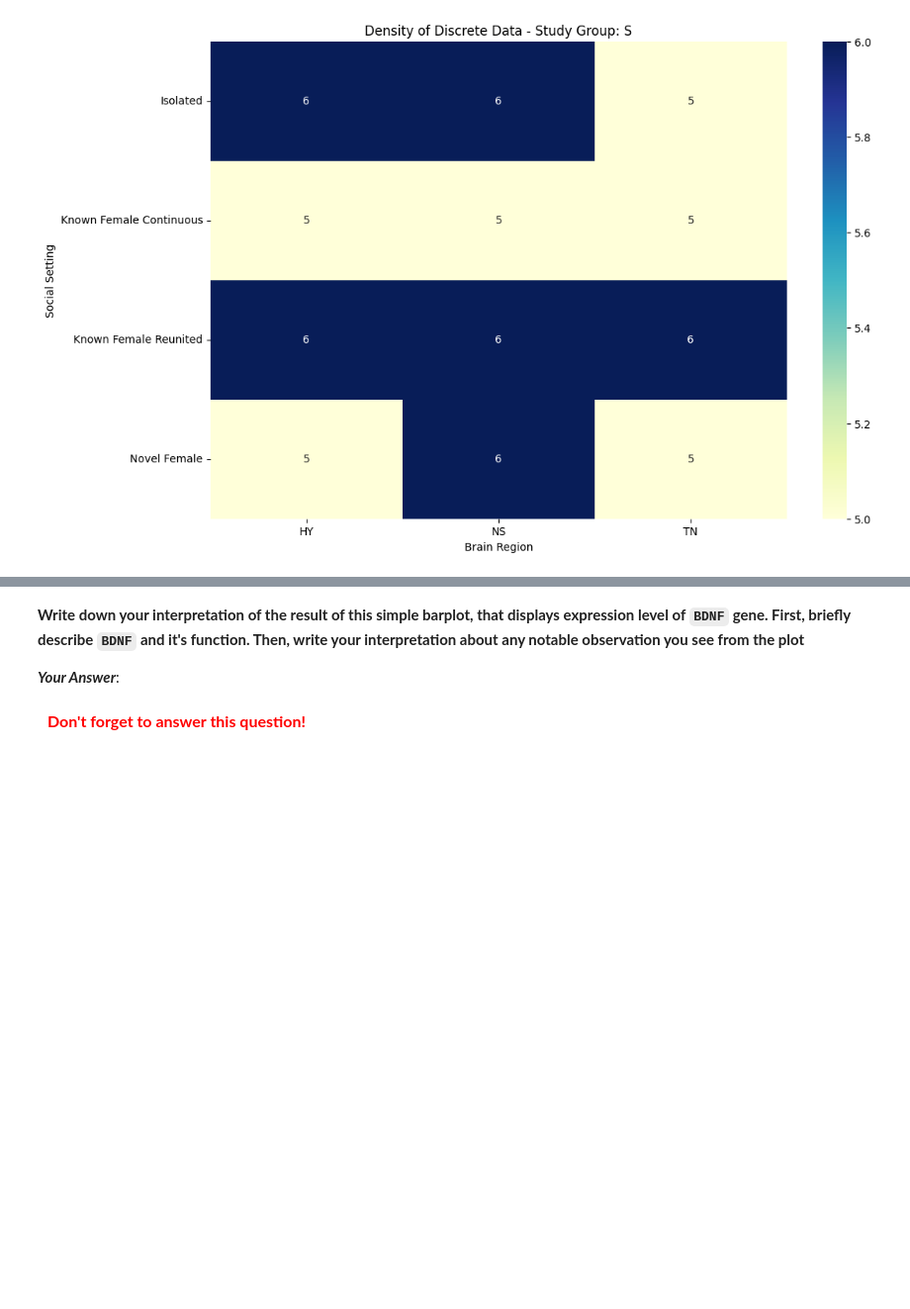
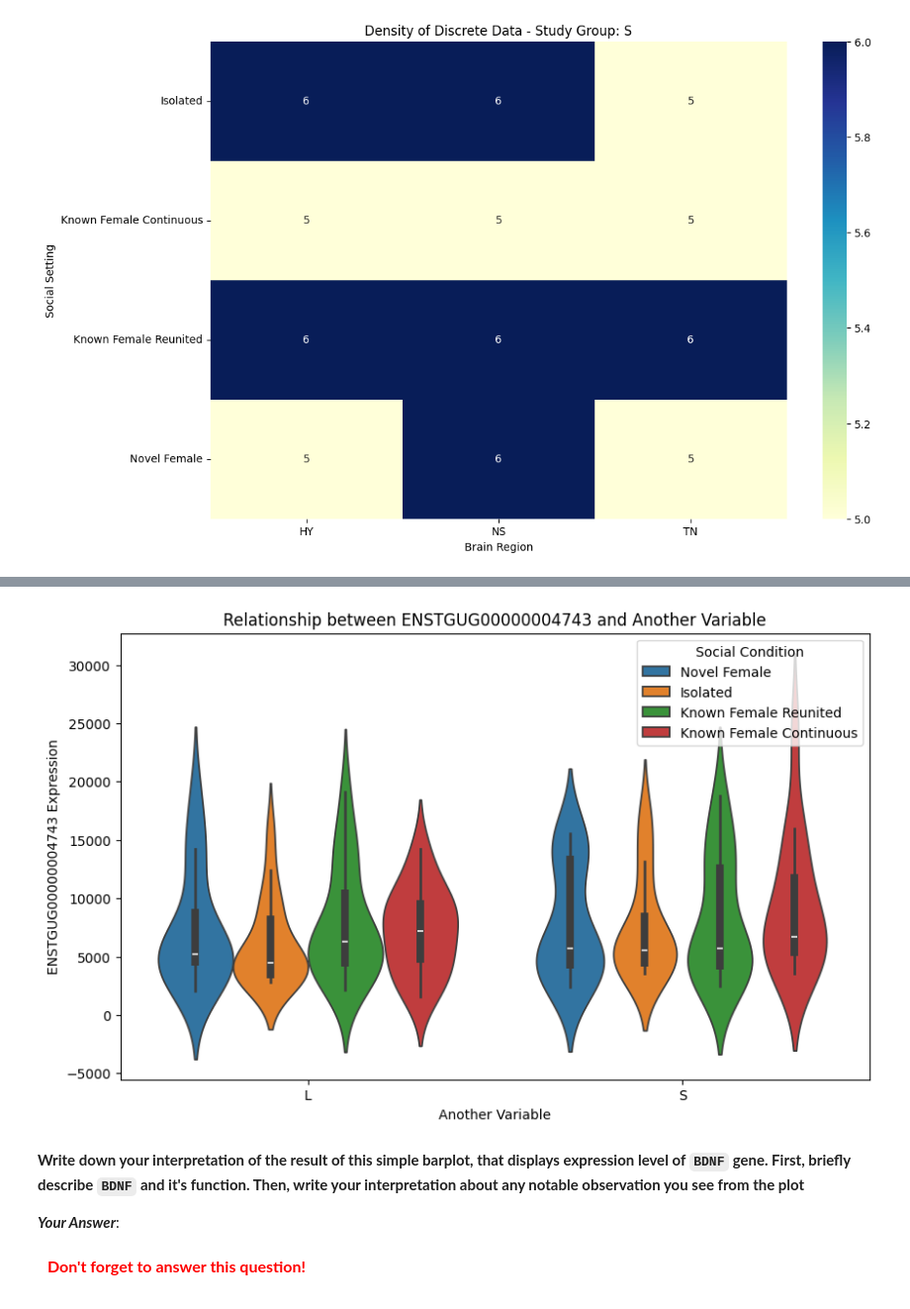
Before and after one commit to mjmaher987/Bioinformatics-Project, a Jupyter notebook: Task 3/SongBirdStudy.ipynb, the cells around one changed output, grey strips where cells are left out. Shown at 99% size. Saved outputs shown, nothing was run; the diff lists cells and outputs as text; code cells hidden in the pictures; blank space fills up the shorter version.

```diff
--- a/Task 3/SongBirdStudy.ipynb
+++ b/Task 3/SongBirdStudy.ipynb
@@ -531,3 +615,13 @@ for study_group in study_groups:
+# %%
+plt.figure(figsize=(10, 6))
+sns.violinplot(x='study_group', y=selected_gene, hue='social_settting', data=df)
+plt.title(f'Relationship between {selected_gene} and Another Variable')
+plt.xlabel('Another Variable')
+plt.ylabel(f'{selected_gene} Expression')
+plt.legend(title='Social Condition')
+plt.show()
+# %% [output]
+[figure, added]
 # %% [markdown]
 **Write down your interpretation of the result of this simple barplot, that displays expression level of `BDNF` gene. First, briefly describe `BDNF` and it's function. Then, write your interpretation about any notable observation you see from the plot**
 
```
Also changed, not shown: parts of 10 cells of this notebook.
